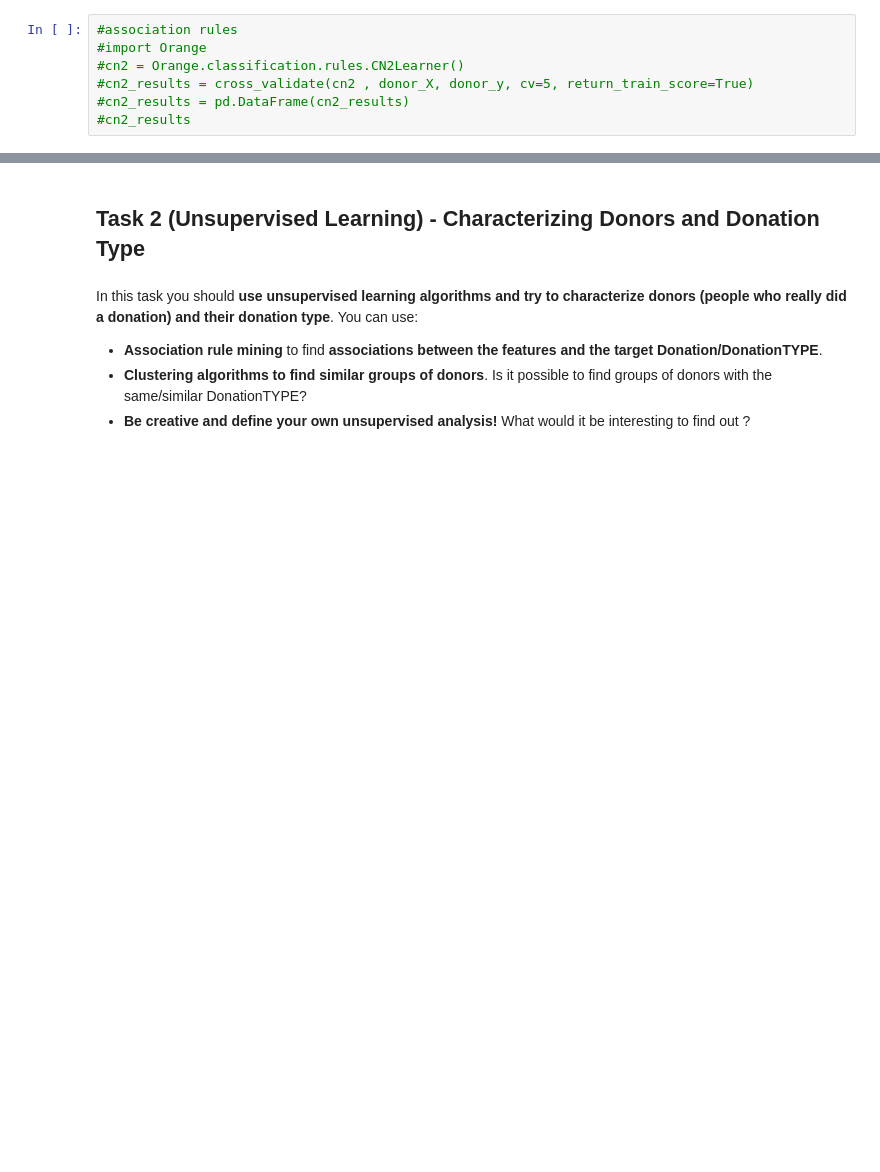
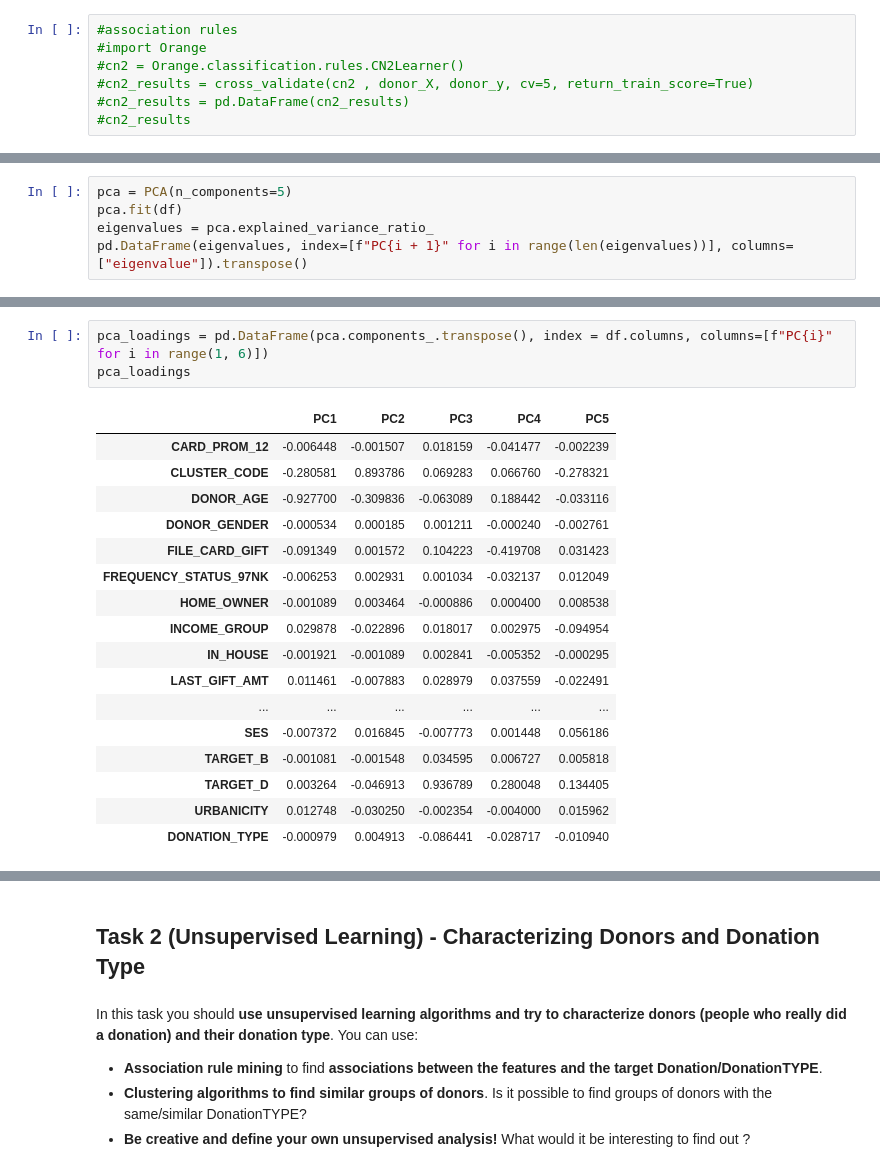
Before and after one commit to F-Madruga/Donation_Dataset_Predictions_FCUL, a Jupyter notebook: AA_202021_Project.ipynb, the cells around one changed output, grey strips where cells are left out. Saved outputs shown, nothing was run; the diff lists cells and outputs as text; blank space fills up the shorter version.

```diff
--- a/AA_202021_Project.ipynb
+++ b/AA_202021_Project.ipynb
@@ -800,0 +796,5 @@ sc = StandardScaler()
+# %%
+pca = PCA(n_components=5)
+pca.fit(df)
+eigenvalues = pca.explained_variance_ratio_
+pd.DataFrame(eigenvalues, index=[f"PC{i + 1}" for i in range(len(eigenvalues))], columns=["eigenvalue"]).transpose()
@@ -800,0 +810,21 @@ sc = StandardScaler()
+# %%
+pca_loadings = pd.DataFrame(pca.components_.transpose(), index = df.columns, columns=[f"PC{i}" for i in range(1, 6)])
+pca_loadings
+# %% [output]
+|  | PC1 | PC2 | PC3 | PC4 | PC5 |
+| CARD_PROM_12 | -0.006448 | -0.001507 | 0.018159 | -0.041477 | -0.002239 |
+| CLUSTER_CODE | -0.280581 | 0.893786 | 0.069283 | 0.066760 | -0.278321 |
+| DONOR_AGE | -0.927700 | -0.309836 | -0.063089 | 0.188442 | -0.033116 |
+| DONOR_GENDER | -0.000534 | 0.000185 | 0.001211 | -0.000240 | -0.002761 |
+| FILE_CARD_GIFT | -0.091349 | 0.001572 | 0.104223 | -0.419708 | 0.031423 |
+| FREQUENCY_STATUS_97NK | -0.006253 | 0.002931 | 0.001034 | -0.032137 | 0.012049 |
+| HOME_OWNER | -0.001089 | 0.003464 | -0.000886 | 0.000400 | 0.008538 |
+| INCOME_GROUP | 0.029878 | -0.022896 | 0.018017 | 0.002975 | -0.094954 |
+| IN_HOUSE | -0.001921 | -0.001089 | 0.002841 | -0.005352 | -0.000295 |
+| LAST_GIFT_AMT | 0.011461 | -0.007883 | 0.028979 | 0.037559 | -0.022491 |
+| ... | ... | ... | ... | ... | ... |
+| SES | -0.007372 | 0.016845 | -0.007773 | 0.001448 | 0.056186 |
+| TARGET_B | -0.001081 | -0.001548 | 0.034595 | 0.006727 | 0.005818 |
+| TARGET_D | 0.003264 | -0.046913 | 0.936789 | 0.280048 | 0.134405 |
+| URBANICITY | 0.012748 | -0.030250 | -0.002354 | -0.004000 | 0.015962 |
+| DONATION_TYPE | -0.000979 | 0.004913 | -0.086441 | -0.028717 | -0.010940 |
```
Also changed, not shown: parts of 41 cells of this notebook.
